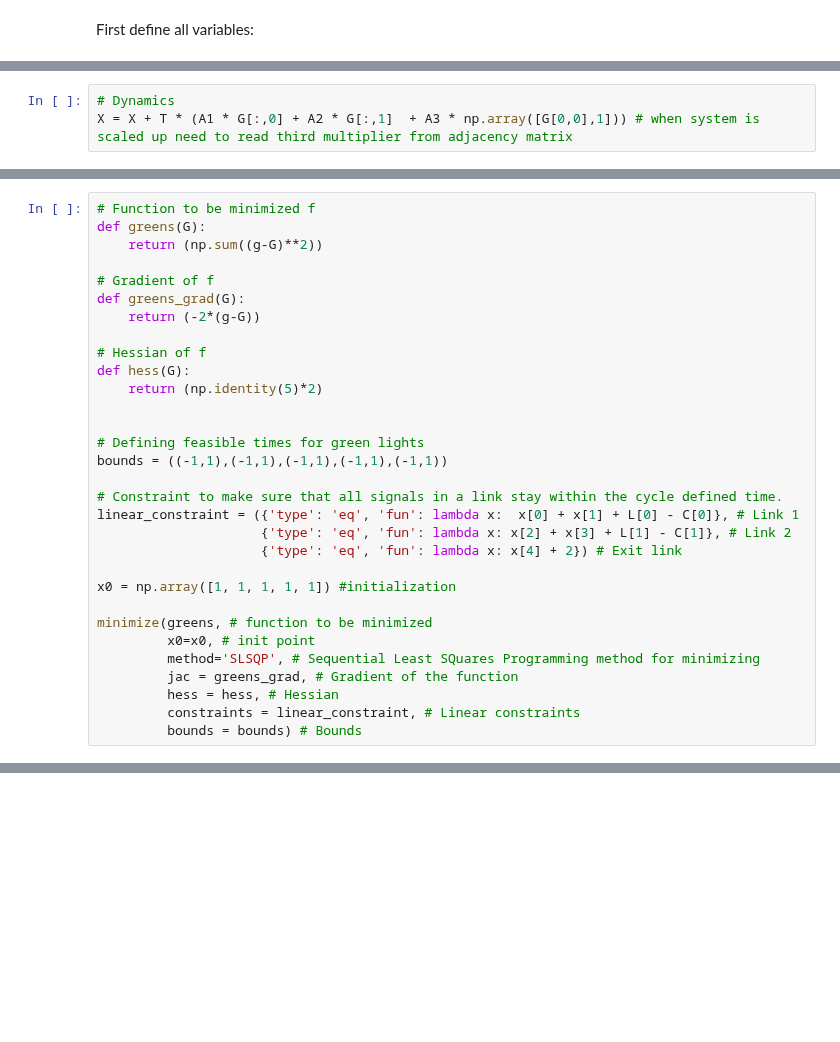
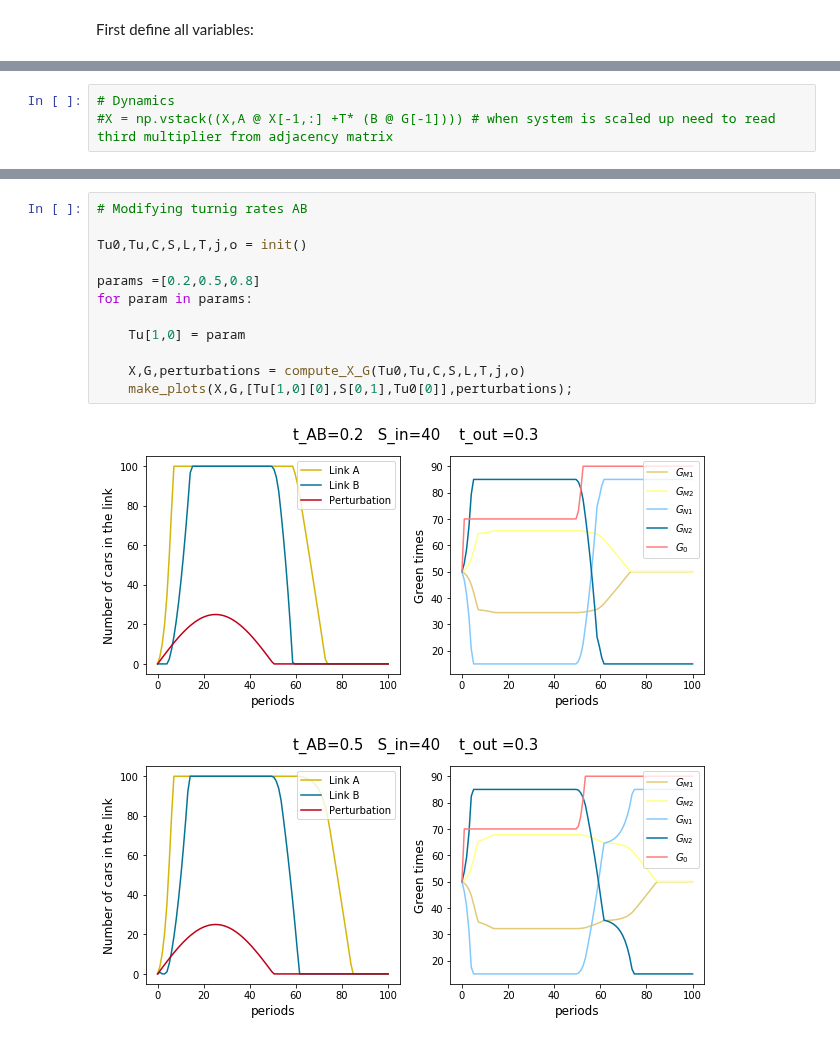
Before and after one commit to sebxwolf/DP-Project, a Jupyter notebook: DPproject.ipynb, the cells around one changed output, grey strips where cells are left out. Cells and saved outputs as stored; diff of their text form; blank space fills up the shorter version.

Commit message:
Code completed plus plots

```diff
--- a/DPproject.ipynb
+++ b/DPproject.ipynb
@@ -73,3 +68,3 @@ Introduce the dynamics
 # %%
 # Dynamics
-X = X + T * (A1 * G[:,0] + A2 * G[:,1]  + A3 * np.array([G[0,0],1])) # when system is scaled up need to read third multiplier from adjacency matrix
+#X = np.vstack((X,A @ X[-1,:] +T* (B @ G[-1]))) # when system is scaled up need to read third multiplier from adjacency matrix
@@ -108,31 +70,0 @@ Solving taking into account signal constraints
-# %%
-# Function to be minimized f
-def greens(G):
-    return (np.sum((g-G)**2))
-
-# Gradient of f
-def greens_grad(G):
-    return (-2*(g-G))
-
-# Hessian of f
-def hess(G):
-    return (np.identity(5)*2)
-
-
-# Defining feasible times for green lights
-bounds = ((-1,1),(-1,1),(-1,1),(-1,1),(-1,1))
-
-# Constraint to make sure that all signals in a link stay within the cycle defined time.
-linear_constraint = ({'type': 'eq', 'fun': lambda x:  x[0] + x[1] + L[0] - C[0]}, # Link 1
-                     {'type': 'eq', 'fun': lambda x: x[2] + x[3] + L[1] - C[1]}, # Link 2
-                     {'type': 'eq', 'fun': lambda x: x[4] + 2}) # Exit link
-
-x0 = np.array([1, 1, 1, 1, 1]) #initialization
-
-minimize(greens, # function to be minimized
-         x0=x0, # init point
-         method='SLSQP', # Sequential Least SQuares Programming method for minimizing
-         jac = greens_grad, # Gradient of the function
-         hess = hess, # Hessian
-         constraints = linear_constraint, # Linear constraints
-         bounds = bounds) # Bounds
@@ -140,0 +207,15 @@ NameError: name 'minimize' is not defined
+# %%
+# Modifying turnig rates AB
+
+Tu0,Tu,C,S,L,T,j,o = init()
+
+params =[0.2,0.5,0.8]
+for param in params:
+
+    Tu[1,0] = param
+
+    X,G,perturbations = compute_X_G(Tu0,Tu,C,S,L,T,j,o)
+    make_plots(X,G,[Tu[1,0][0],S[0,1],Tu0[0]],perturbations);
+# %% [output]
+[figure, added]
+[figure, added]
```
Also changed, not shown: parts of 17 cells of this notebook, 8 other files.
